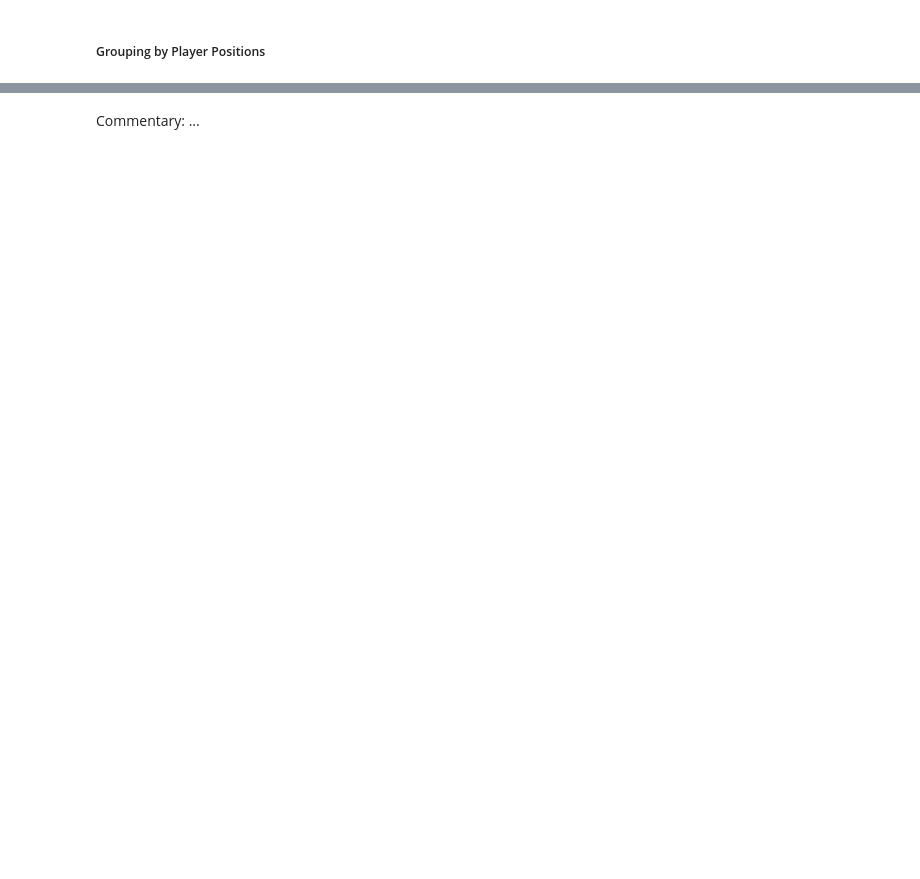
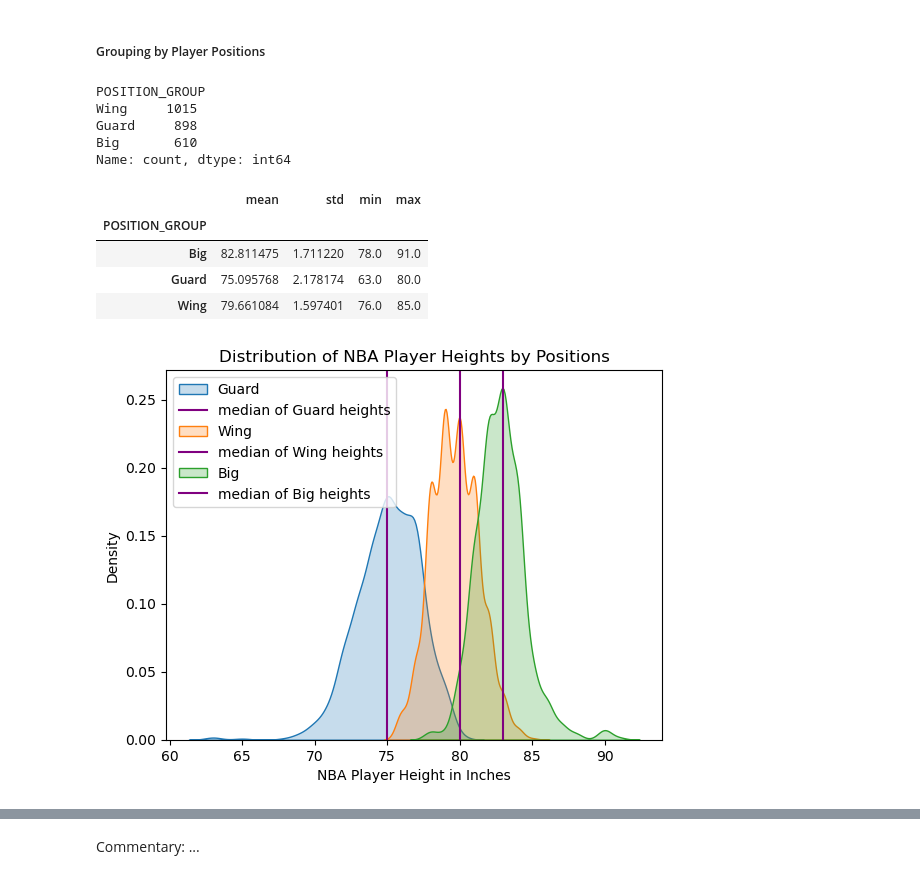
Before and after one commit to COGS108/Group058_WI26, a Jupyter notebook: 02-EDACheckpoint.ipynb, the cells around one changed output, grey strips where cells are left out. Drawn from its saved outputs; the diff is of its cells as text; code cells hidden in the pictures; blank space fills up the shorter version.

```diff
--- a/02-EDACheckpoint.ipynb
+++ b/02-EDACheckpoint.ipynb
@@ -441,2 +435,30 @@ The histrogram shows the distribution of NBA player heights in inches across all
 # %% [markdown]
 ##### Grouping by Player Positions
+# %%
+# These are all the unique positions a player can play on the court.
+positions_groups = wrangled_df['POSITION_GROUP'].value_counts()
+positions_groups
+# %% [output]
+POSITION_GROUP
+Wing     1015
+Guard     898
+Big       610
+Name: count, dtype: int64
+# %%
+# Plot grouped player heights by positions (guard, wing, center)
+for group in ['Guard', 'Wing', 'Big']:
+    data = wrangled_df[wrangled_df['POSITION_GROUP'] == group]
+    sns.kdeplot(data['HEIGHT_IN'], label=group, fill= True)
+    plt.axvline(data['HEIGHT_IN'].median(), color='purple', label=f"median of {group} heights")
+plt.title('Distribution of NBA Player Heights by Positions')
+plt.xlabel('NBA Player Height in Inches')
+plt.legend()
+
+wrangled_df.groupby('POSITION_GROUP')['HEIGHT_IN'].describe()[['mean', 'std','min','max']]
+# %% [output]
+|  | mean | std | min | max |
+| POSITION_GROUP |  |  |  |  |
+| Big | 82.811475 | 1.711220 | 78.0 | 91.0 |
+| Guard | 75.095768 | 2.178174 | 63.0 | 80.0 |
+| Wing | 79.661084 | 1.597401 | 76.0 | 85.0 |
+[figure, added]
```
Also changed, not shown: parts of 9 cells of this notebook.
